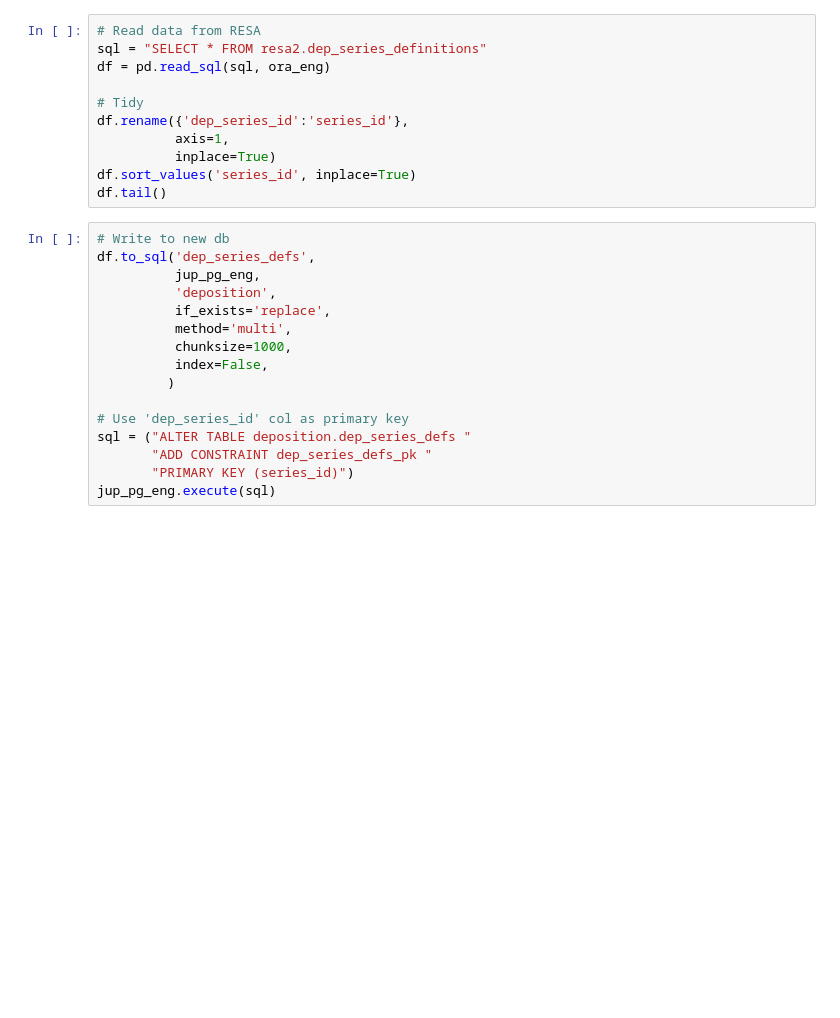
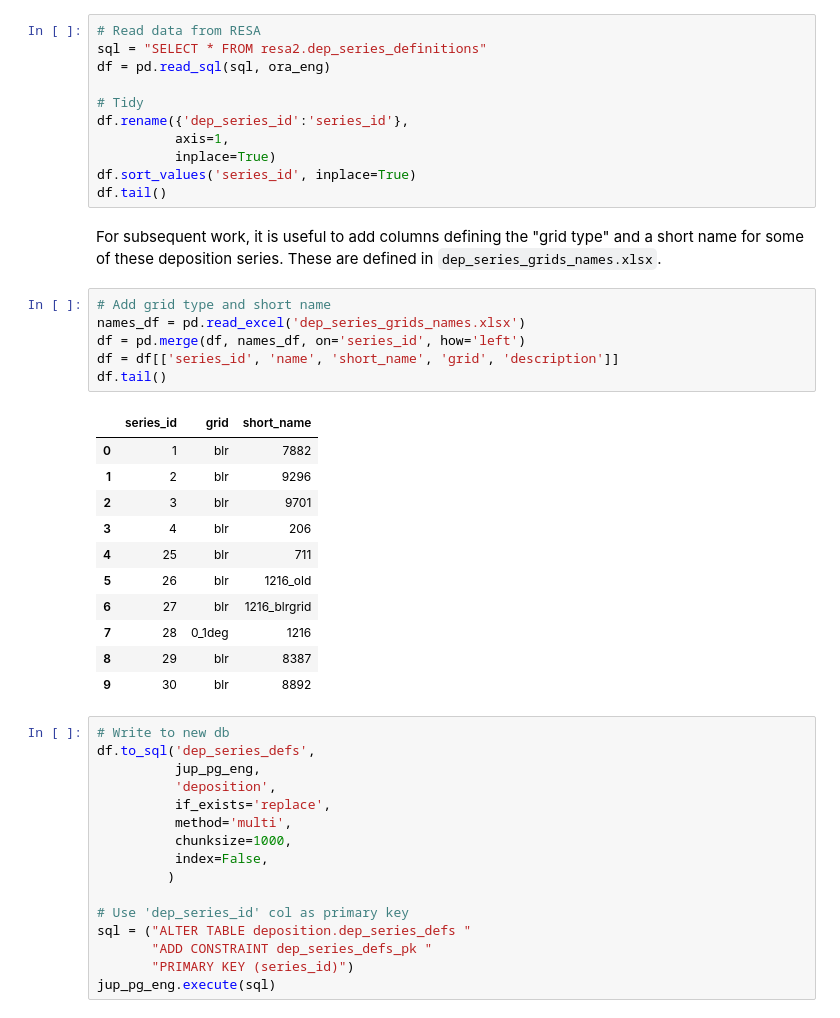
Before and after one commit to JamesSample/critical_loads_2, a Jupyter notebook: notebooks/01_migrate_to_jhub.ipynb, the cells around one changed output. Drawn from its saved outputs; the diff is of its cells as text; blank space fills up the shorter version.

Commit message:
Add grid type and short name.

```diff
--- a/notebooks/01_migrate_to_jhub.ipynb
+++ b/notebooks/01_migrate_to_jhub.ipynb
@@ -170,6 +170,26 @@ df.rename({'dep_series_id':'series_id'},
           inplace=True)
 df.sort_values('series_id', inplace=True)
 df.tail()
+# %% [markdown]
+For subsequent work, it is useful to add columns defining the "grid type" and a short name for some of these deposition series. These are defined in `dep_series_grids_names.xlsx`.
+# %%
+# Add grid type and short name
+names_df = pd.read_excel('dep_series_grids_names.xlsx')
+df = pd.merge(df, names_df, on='series_id', how='left')
+df = df[['series_id', 'name', 'short_name', 'grid', 'description']]
+df.tail()
+# %% [output]
+|  | series_id | grid | short_name |
+| 0 | 1 | blr | 7882 |
+| 1 | 2 | blr | 9296 |
+| 2 | 3 | blr | 9701 |
+| 3 | 4 | blr | 206 |
+| 4 | 25 | blr | 711 |
+| 5 | 26 | blr | 1216_old |
+| 6 | 27 | blr | 1216_blrgrid |
+| 7 | 28 | 0_1deg | 1216 |
+| 8 | 29 | blr | 8387 |
+| 9 | 30 | blr | 8892 |
 # %%
 # Write to new db
 df.to_sql('dep_series_defs',
```
Also changed, not shown: parts of 8 cells of this notebook.
